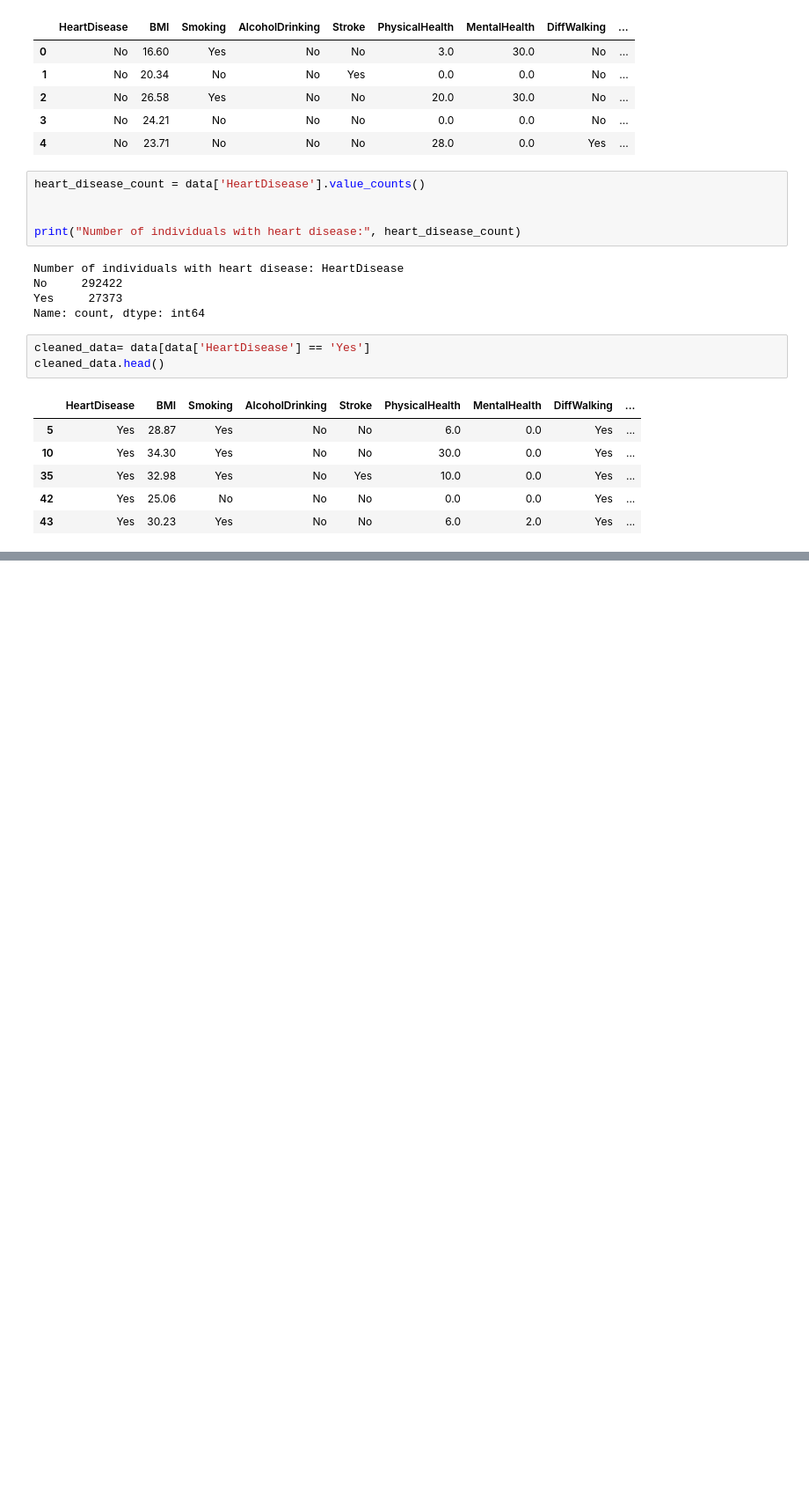
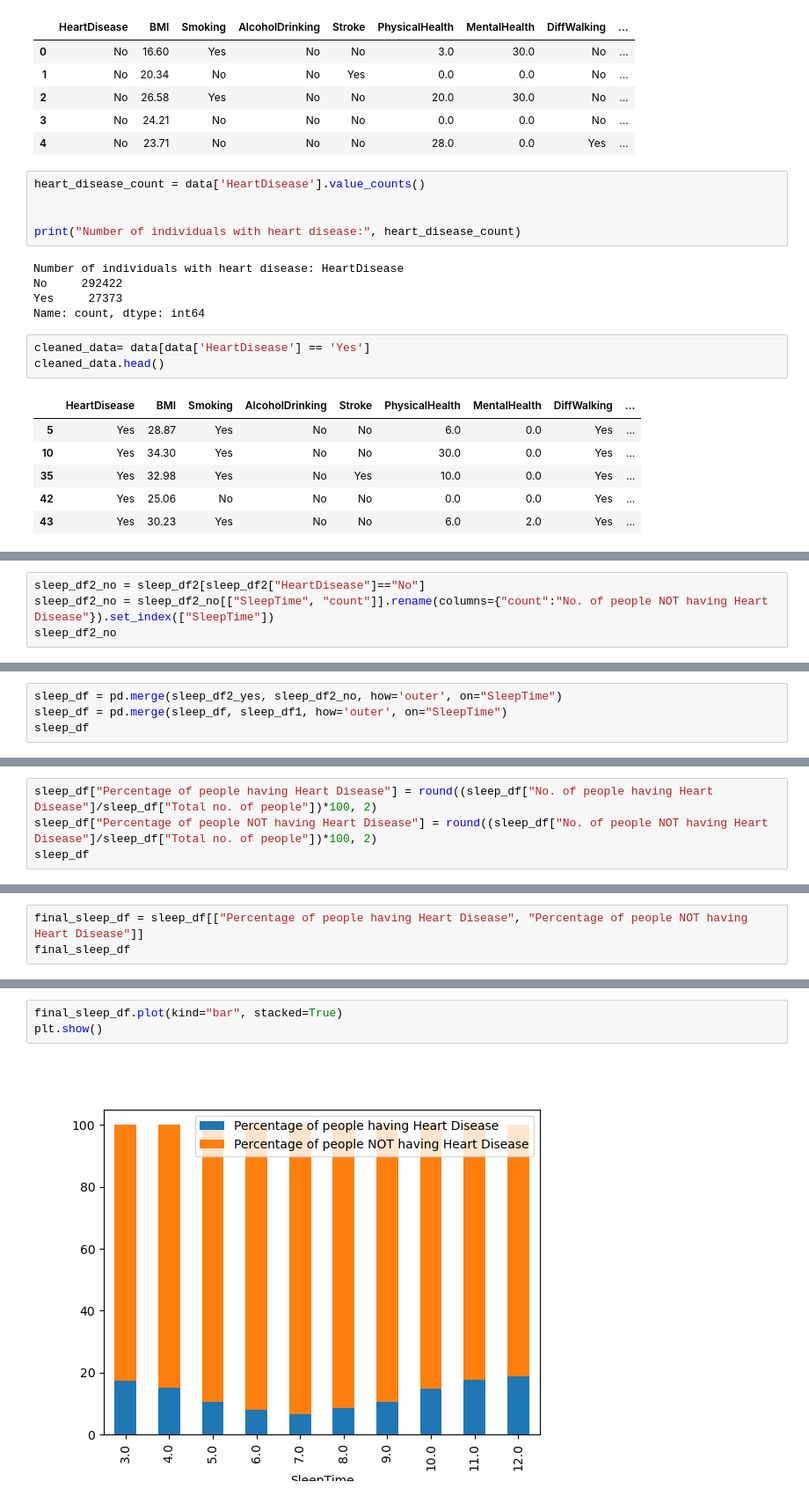
Before and after one commit to prez212/Project1-Team6, a Jupyter notebook: Heart_Disease_Predictor.ipynb, the cells around one changed output, grey strips where cells are left out. Shown at 88% size. Cells and saved outputs as stored; diff of their text form; blank space fills up the shorter version.

Commit message:
Add branch and sleep time analysis

```diff
--- a/Heart_Disease_Predictor.ipynb
+++ b/Heart_Disease_Predictor.ipynb
@@ -34,0 +175,4 @@ cleaned_data.head()
+# %%
+sleep_df2_no = sleep_df2[sleep_df2["HeartDisease"]=="No"]
+sleep_df2_no = sleep_df2_no[["SleepTime", "count"]].rename(columns={"count":"No. of people NOT having Heart Disease"}).set_index(["SleepTime"])
+sleep_df2_no
@@ -34,0 +192,4 @@ cleaned_data.head()
+# %%
+sleep_df = pd.merge(sleep_df2_yes, sleep_df2_no, how='outer', on="SleepTime")
+sleep_df = pd.merge(sleep_df, sleep_df1, how='outer', on="SleepTime")
+sleep_df
@@ -34,0 +209,4 @@ cleaned_data.head()
+# %%
+sleep_df["Percentage of people having Heart Disease"] = round((sleep_df["No. of people having Heart Disease"]/sleep_df["Total no. of people"])*100, 2)
+sleep_df["Percentage of people NOT having Heart Disease"] = round((sleep_df["No. of people NOT having Heart Disease"]/sleep_df["Total no. of people"])*100, 2)
+sleep_df
@@ -34,0 +226,3 @@ cleaned_data.head()
+# %%
+final_sleep_df = sleep_df[["Percentage of people having Heart Disease", "Percentage of people NOT having Heart Disease"]]
+final_sleep_df
@@ -34,0 +242,5 @@ cleaned_data.head()
+# %%
+final_sleep_df.plot(kind="bar", stacked=True)
+plt.show()
+# %% [output]
+[figure, added]
```
Also changed, not shown: parts of 15 cells of this notebook, 1 other file.
